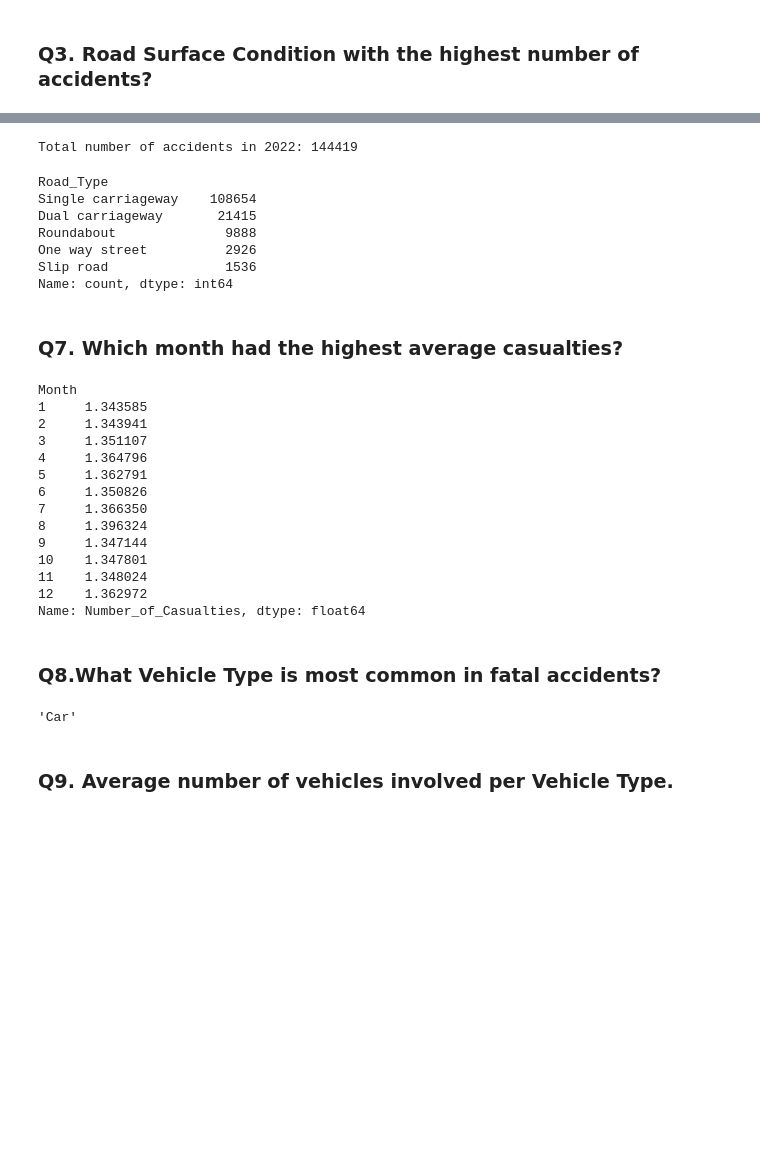
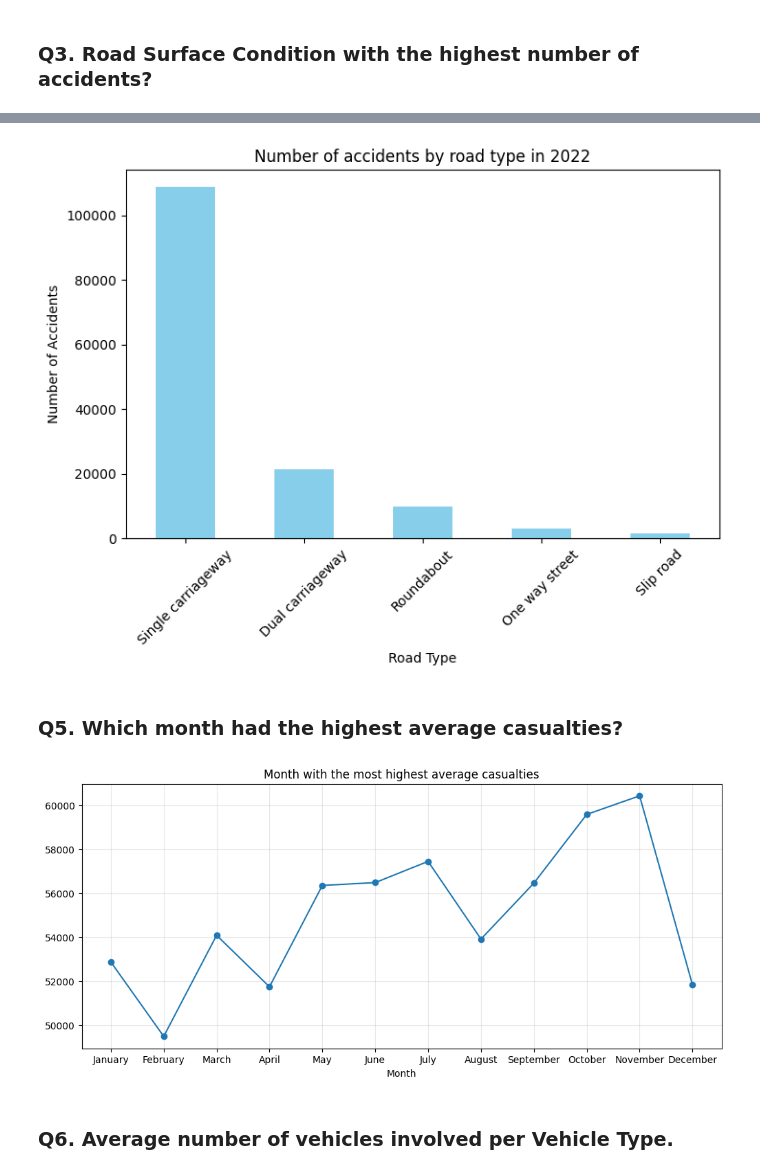
Before and after one commit to CheloMacatangay/ACT2, a Jupyter notebook: Activity2.ipynb, the cells around one changed output, grey strips where cells are left out. Saved outputs shown, nothing was run; the diff lists cells and outputs as text; code cells hidden in the pictures; blank space fills up the shorter version.

```diff
--- a/Activity2.ipynb
+++ b/Activity2.ipynb
@@ -188,42 +208,34 @@ np.int32(0)
 # %%
+import matplotlib.pyplot as plt
+
 df_2022 = accident[accident['Year'] == 2022]
-print(f"Total number of accidents in 2022: {df_2022['Road_Type'].value_counts().sum()}")
-df_2022['Road_Type'].value_counts()
+
+road_counts = df_2022['Road_Type'].value_counts()
+road_counts.plot(kind='bar', figsize=(8,5), color='skyblue')
+
+plt.title('Number of accidents by road type in 2022')
+plt.xlabel('Road Type')
+plt.ylabel('Number of Accidents')
+plt.xticks(rotation=45)
+plt.show()
 # %% [output]
-Total number of accidents in 2022: 144419
-Road_Type
-Single carriageway    108654
-Dual carriageway       21415
-Roundabout              9888
-One way street          2926
-Slip road               1536
-Name: count, dtype: int64
+[figure, added]
 # %% [markdown]
-<h3>Q7. Which month had the highest average casualties?</h3>
+<h3>Q5. Which month had the highest average casualties?</h3>
 # %%
-accident.groupby('Month')['Number_of_Casualties'].mean()
+import matplotlib.pyplot as plt
+monthly_cas = accident.groupby('Month')['Number_of_Casualties'].count()
+
+monthly_cas.plot(
+    marker = 'o',
+    figsize =(12,5),
+    title = 'Month with the most highest average casualties'
+)
+plt.xticks(range(1,13), ['January','February','March','April','May', 'June','July','August','September','October','November','December'])
+plt.grid(alpha=0.3)
+plt.show()
 # %% [output]
-Month
-1     1.343585
-2     1.343941
-3     1.351107
-4     1.364796
-5     1.362791
-6     1.350826
-7     1.366350
-8     1.396324
-9     1.347144
-10    1.347801
-11    1.348024
-12    1.362972
-Name: Number_of_Casualties, dtype: float64
+[figure, added]
-# %% [markdown]
-<h3>Q8.What Vehicle Type is most common in fatal accidents?</h3>
-# %%
-fatal_accidents = accident[accident['Accident_Severity'] == 'Fatal']
-fatal_accidents['Vehicle_Type'].mode()[0]
-# %% [output]
-'Car'
 # %% [markdown]
-<h3>Q9. Average number of vehicles involved per Vehicle Type.</h3>
+<h3>Q6. Average number of vehicles involved per Vehicle Type.</h3>
 # %%
```
Also changed, not shown: parts of 30 cells of this notebook.
